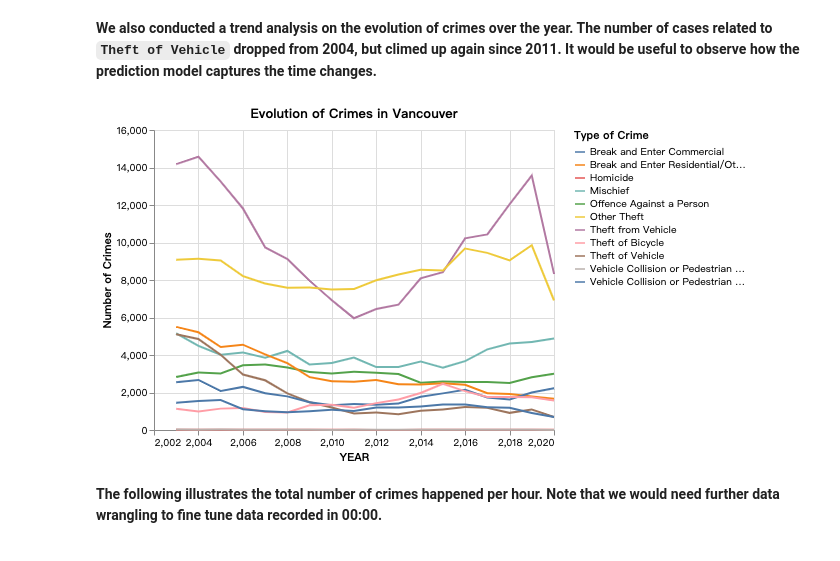
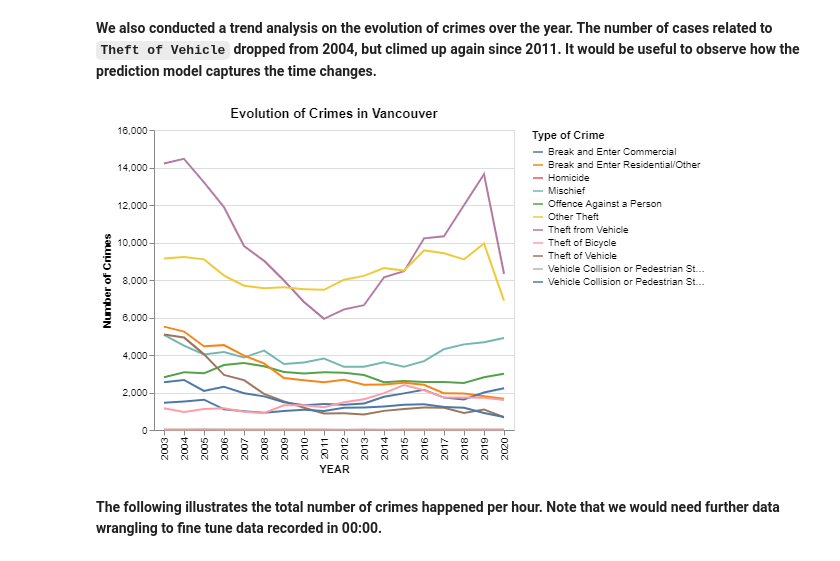
Before and after one commit to UBC-MDS/Crime_Prediction_Vancouver, a Jupyter notebook: src/Crime_in_Vancouver_eda.ipynb, the cells around one changed output. Cells and saved outputs as stored; diff of their text form; code cells hidden in the pictures.

```diff
--- a/src/Crime_in_Vancouver_eda.ipynb
+++ b/src/Crime_in_Vancouver_eda.ipynb
@@ -111,11 +111,11 @@ alt.Chart(train_df.dropna(),
 **We also conducted a trend analysis on the evolution of crimes over the year. The number of cases related to `Theft of Vehicle` dropped from 2004, but climed up again since 2011. It would be useful to observe how the prediction model captures the time changes.**
 # %%
 alt.Chart(train_df,title ='Evolution of Crimes in Vancouver').mark_line().encode(
-    x=alt.X('YEAR'),
+    x=alt.X('YEAR:O'),
     y=alt.Y('count(YEAR)', title ='Number of Crimes'),
     color=alt.Color('TYPE', title='Type of Crime'))
 # %% [output]
-[figure, old version]
+[figure, new version]
 # %% [markdown]
 **The following illustrates the total number of crimes happened per hour. Note that we would need further data wrangling to fine tune data recorded in 00:00.**
 # %%
```
Also changed, not shown: parts of 4 cells of this notebook.
